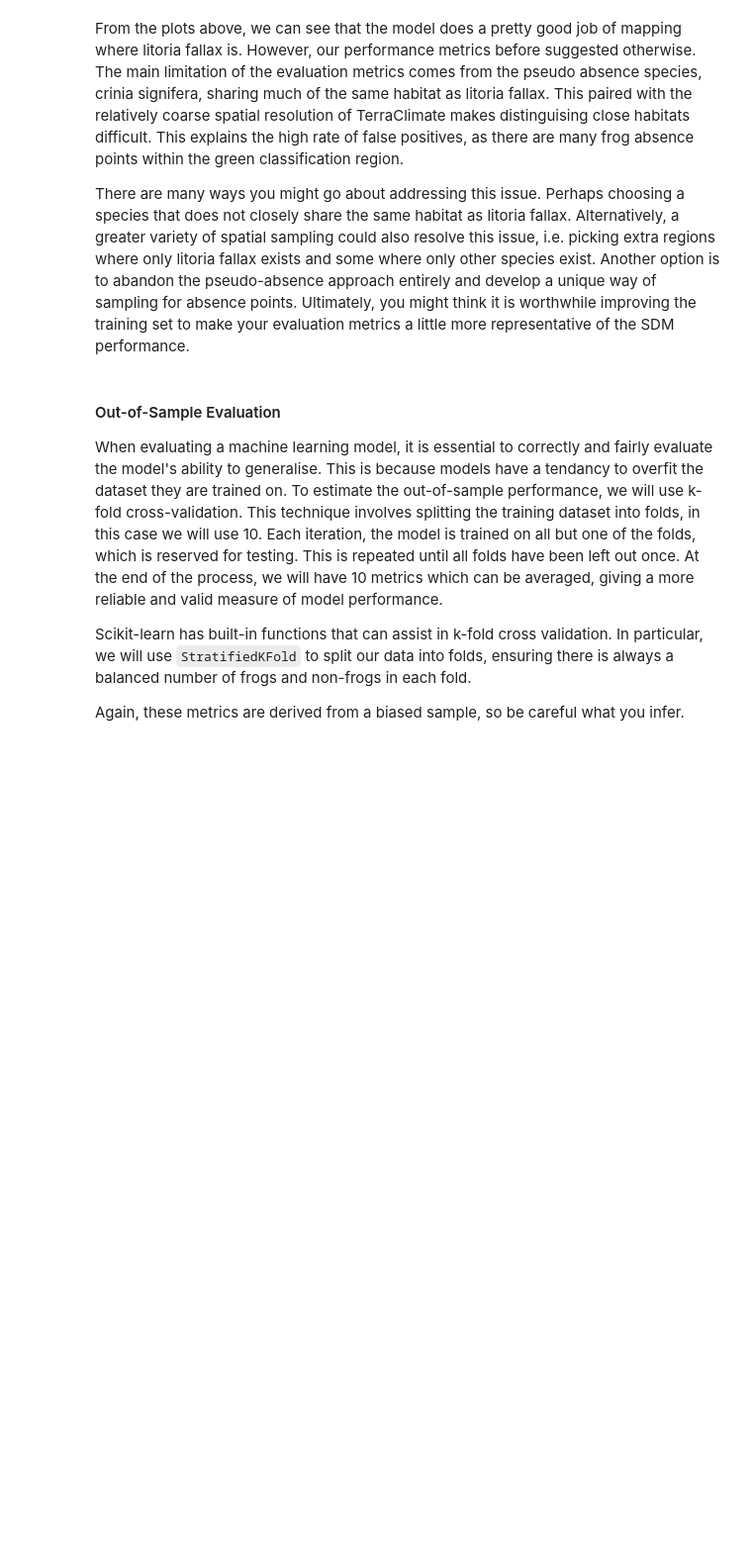
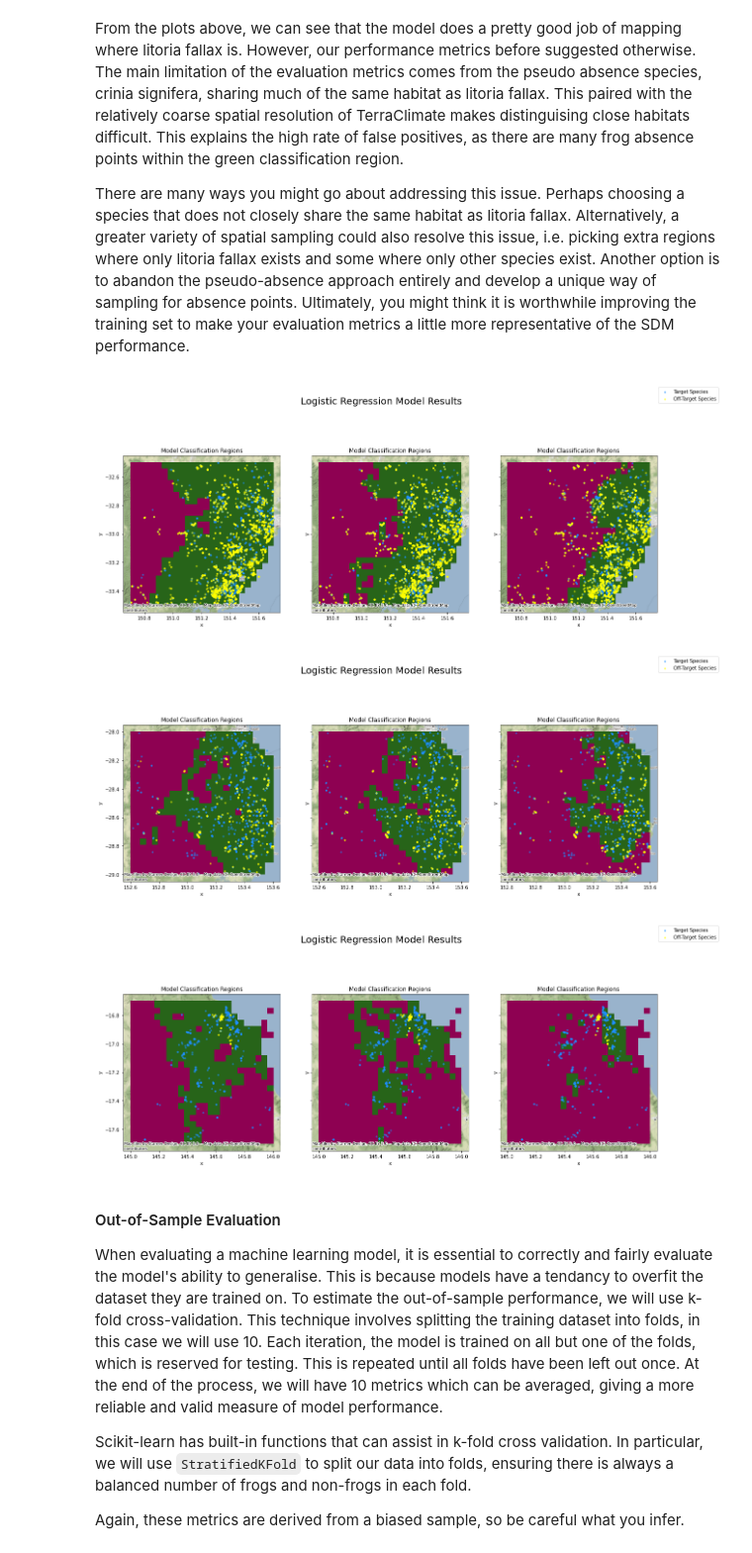
Before and after one commit to lealiaxiong/EYDataChallenge2022, a Jupyter notebook: level_1_challenge/RWL/20220530_challenge_1_all_bboxes_2_adjusted_metrics_preprocess_deeplearn.ipynb, the cells around one changed output. Shown at 99% size. Saved outputs shown, nothing was run; the diff lists cells and outputs as text; code cells hidden in the pictures; blank space fills up the shorter version.

```diff
--- a/level_1_challenge/RWL/20220530_challenge_1_all_bboxes_2_adjusted_metrics_preprocess_deeplearn.ipynb
+++ b/level_1_challenge/RWL/20220530_challenge_1_all_bboxes_2_adjusted_metrics_preprocess_deeplearn.ipynb
@@ -722,5 +893,5 @@ def plot_heatmap(resultant_image, frog_data, title, crs = {'init':'epsg:4326'}):
 #plot_heatmap(resultant_image, all_all_frogs, f"Logistic Regression Model Results - {region_name}")
 # %%
 for weather_data in arrays:
-    plot_heatmap(predict_frogs(weather_data, full_model), all_all_frogs, f"Logistic Regression Model Results")
+    plot_heatmap(predict_frogs(weather_data, full_model), model_data_test, f"Logistic Regression Model Results")
 # %% [output]
@@ -779,7 +950,11 @@ def plot_heatmap_w_thresh(resultant_image, frog_data, title, thresholds, crs = {
 # %%
 thresholds = [0.5, 0.7, 0.9]
 for weather_data in arrays[1:4]:
-    plot_heatmap_w_thresh(predict_frogs(weather_data, clf), all_all_frogs, f"Logistic Regression Model Results",thresholds)
+    plot_heatmap_w_thresh(predict_frogs(weather_data, full_model), model_data_test, f"Logistic Regression Model Results",thresholds)
+# %% [output]
+[figure, added]
+[figure, added]
+[figure, added]
 # %%
 thresholds = [0.5, 0.6, 0.7]
 for weather_data in arrays[1:4]:
```
Also changed, not shown: parts of 26 cells of this notebook, 4 other files.
